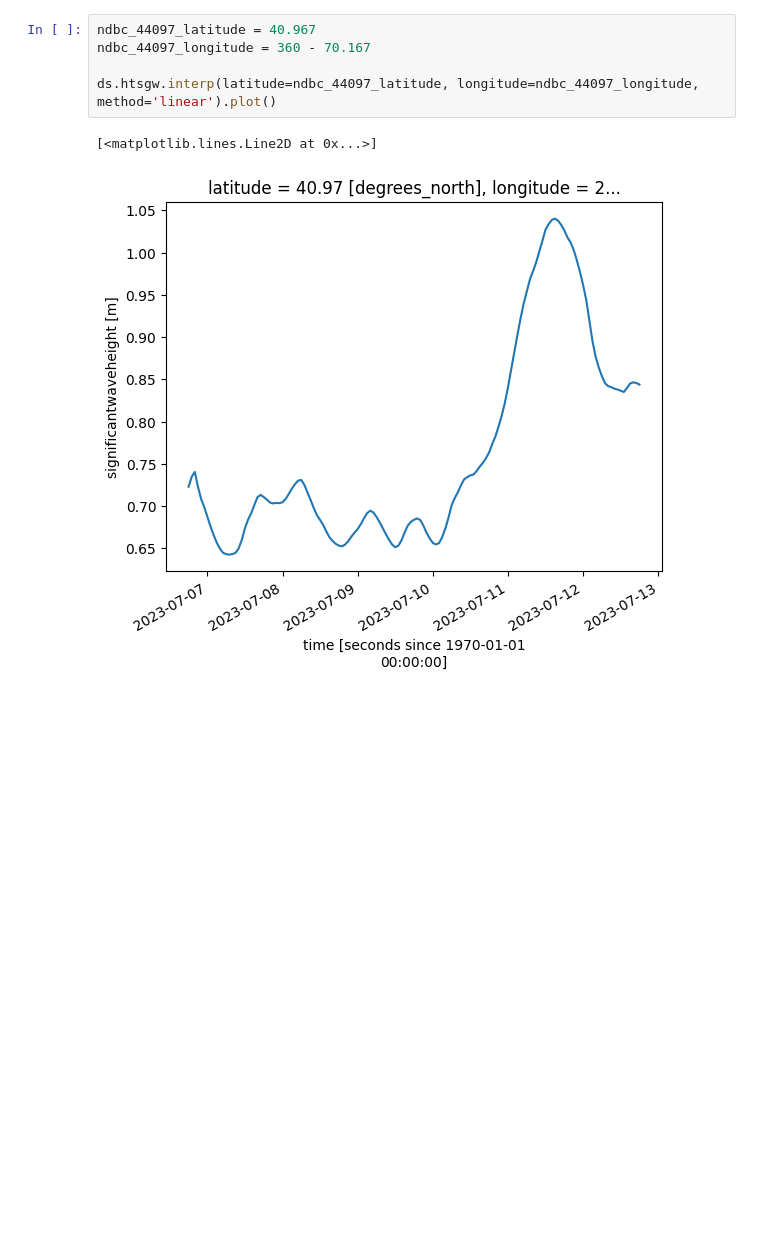
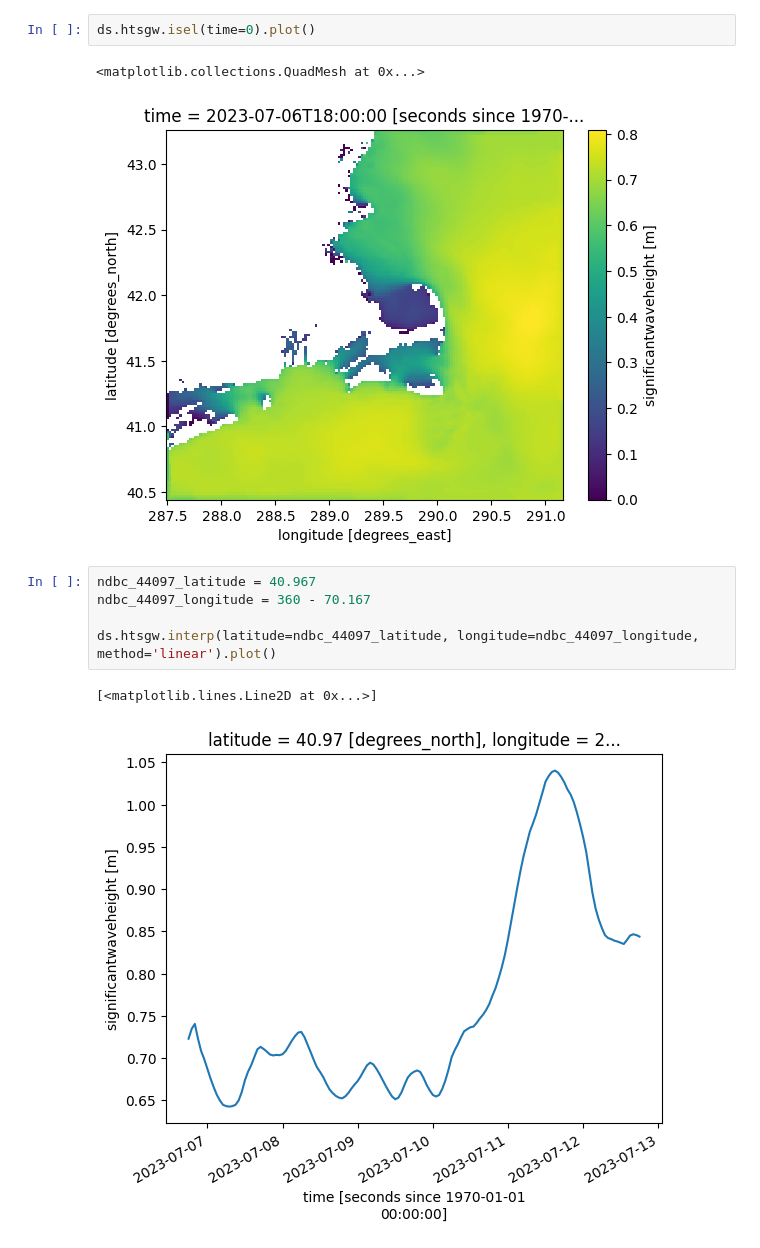
Before and after one commit to mpiannucci/gribberish, a Jupyter notebook: python/examples/nwps.ipynb, the cells around one changed output. Saved outputs shown, nothing was run; the diff lists cells and outputs as text; blank space fills up the shorter version.

```diff
--- a/python/examples/nwps.ipynb
+++ b/python/examples/nwps.ipynb
@@ -23,5 +24,10 @@ Data variables: (12/18)
 Attributes:
     meta:     Generated with gribberishpy
+# %%
+ds.htsgw.isel(time=0).plot()
+# %% [output]
+<matplotlib.collections.QuadMesh at 0x...>
+[figure, added]
 # %%
 ndbc_44097_latitude = 40.967
 ndbc_44097_longitude = 360 - 70.167
```
Also changed, not shown: parts of 1 cell of this notebook.
